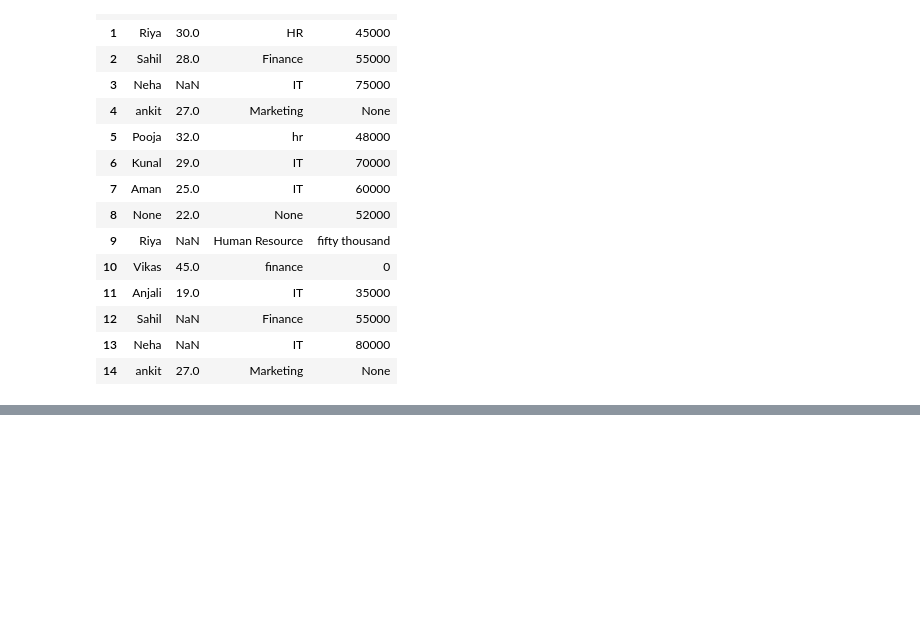
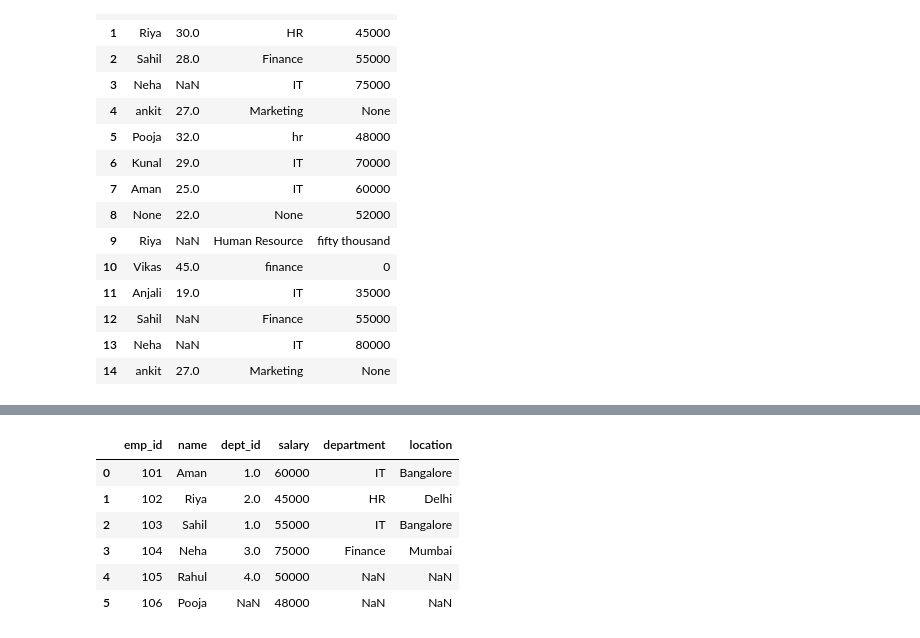
Before and after one commit to Ankit5641/PYTHON-, a Jupyter notebook: zero to pandas.ipynb, the cells around one changed output, grey strips where cells are left out. Drawn from its saved outputs; the diff is of its cells as text; code cells hidden in the pictures; blank space fills up the shorter version.

```diff
--- a/zero to pandas.ipynb
+++ b/zero to pandas.ipynb
@@ -1147,0 +1179,11 @@ df
+# %%
+import pandas as pd
+
+employees = pd.DataFrame({
+    "emp_id": [101, 102, 103, 104, 105, 106],
+    "name": ["Aman", "Riya", "Sahil", "Neha", "Rahul", "Pooja"],
+    "dept_id": [1, 2, 1, 3, 4, None],
+    "salary": [60000, 45000, 55000, 75000, 50000, 48000]
+})
+
+employees
@@ -1147,0 +1198,7 @@ df
+# %%
+departments = pd.DataFrame({
+    "dept_id": [1, 2, 3, 5],
+    "department": ["IT", "HR", "Finance", "Marketing"]
+})
+
+departments
@@ -1147,0 +1211,7 @@ df
+# %%
+locations = pd.DataFrame({
+    "dept_id": [1, 2, 3],
+    "location": ["Bangalore", "Delhi", "Mumbai"]
+})
+
+locations
@@ -1147,0 +1266,12 @@ df
+# %%
+df = pd.merge(employees, departments, on="dept_id", how="left")
+df = pd.merge(df, locations, on="dept_id", how="left")
+df
+# %% [output]
+|  | emp_id | name | dept_id | salary | department | location |
+| 0 | 101 | Aman | 1.0 | 60000 | IT | Bangalore |
+| 1 | 102 | Riya | 2.0 | 45000 | HR | Delhi |
+| 2 | 103 | Sahil | 1.0 | 55000 | IT | Bangalore |
+| 3 | 104 | Neha | 3.0 | 75000 | Finance | Mumbai |
+| 4 | 105 | Rahul | 4.0 | 50000 | NaN | NaN |
+| 5 | 106 | Pooja | NaN | 48000 | NaN | NaN |
```
Also changed, not shown: parts of 19 cells of this notebook.
